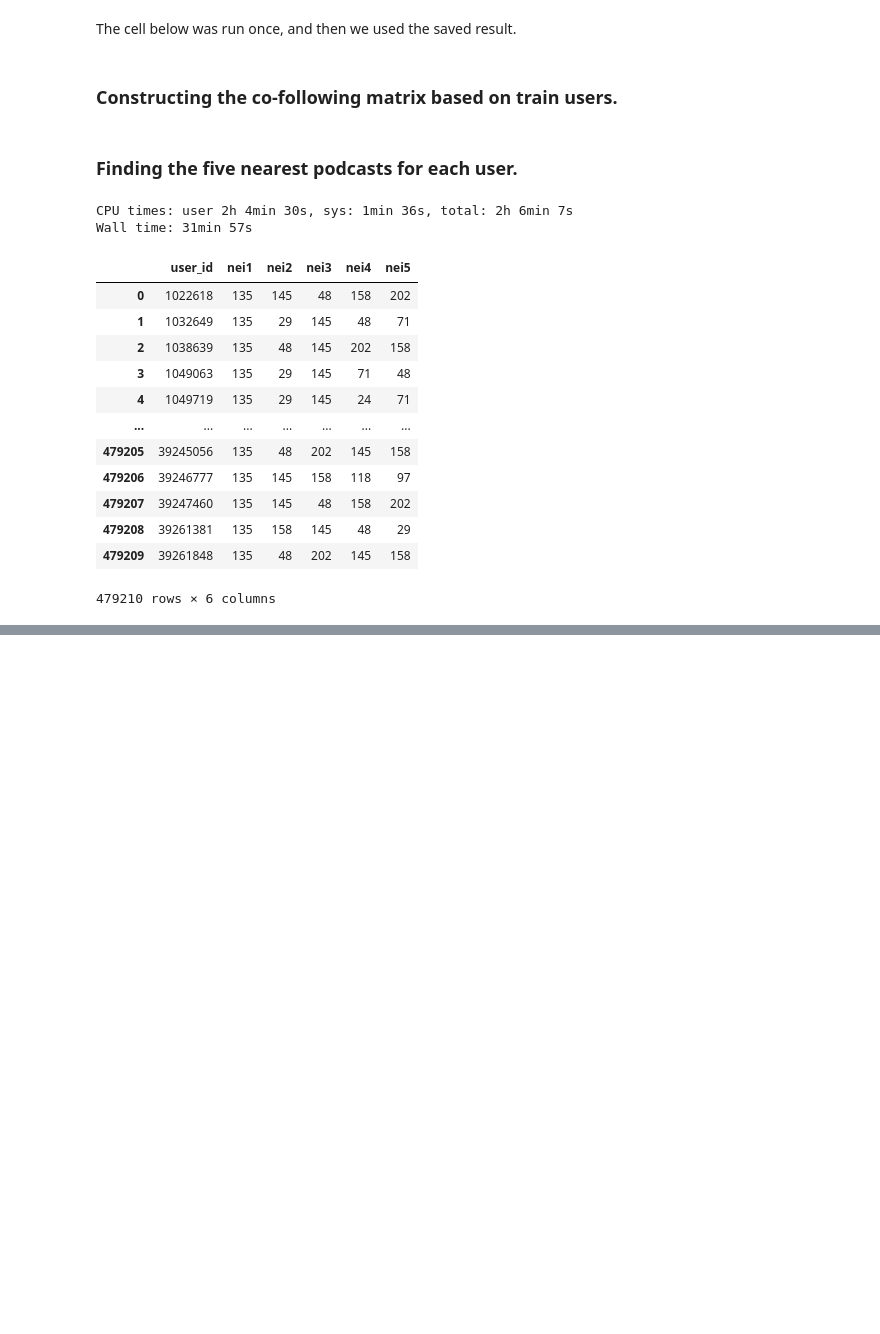
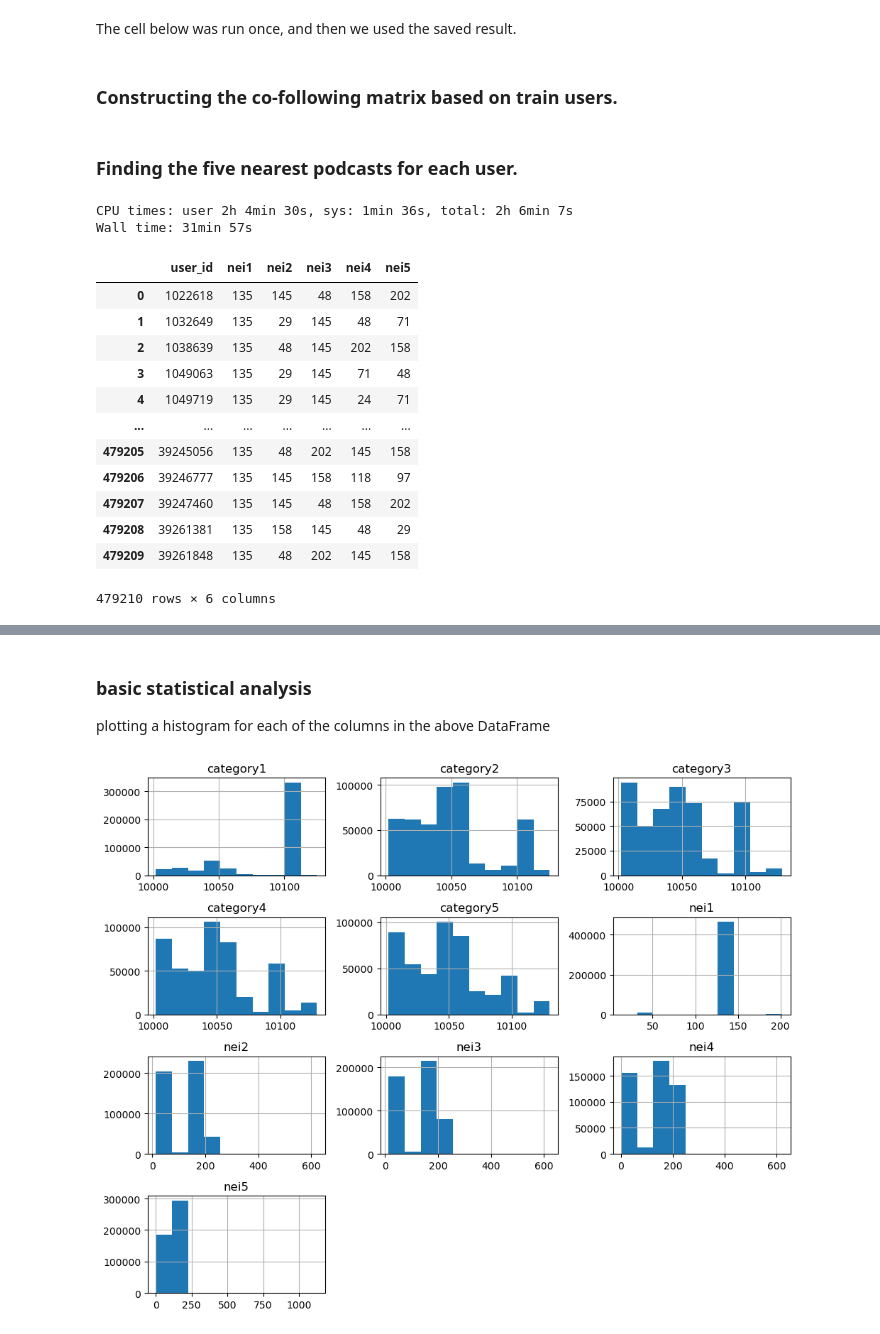
Before and after one commit to 0xkamkar/ML_Project, a Jupyter notebook: Milestone2/Untitled.ipynb, the cells around one changed output, grey strips where cells are left out. Saved outputs shown, nothing was run; the diff lists cells and outputs as text; code cells hidden in the pictures; blank space fills up the shorter version.

```diff
--- a/Milestone2/Untitled.ipynb
+++ b/Milestone2/Untitled.ipynb
@@ -193,0 +196,9 @@ final_df
+# %% [markdown]
+###  basic statistical analysis
+plotting a histogram for each of the columns in the above DataFrame
+# %%
+final_df.hist(figsize=(10, 8))
+plt.tight_layout()  # Adjust layout to prevent overlap of axes labels
+plt.show()
+# %% [output]
+[figure, added]
```
Also changed, not shown: parts of 9 cells of this notebook.
